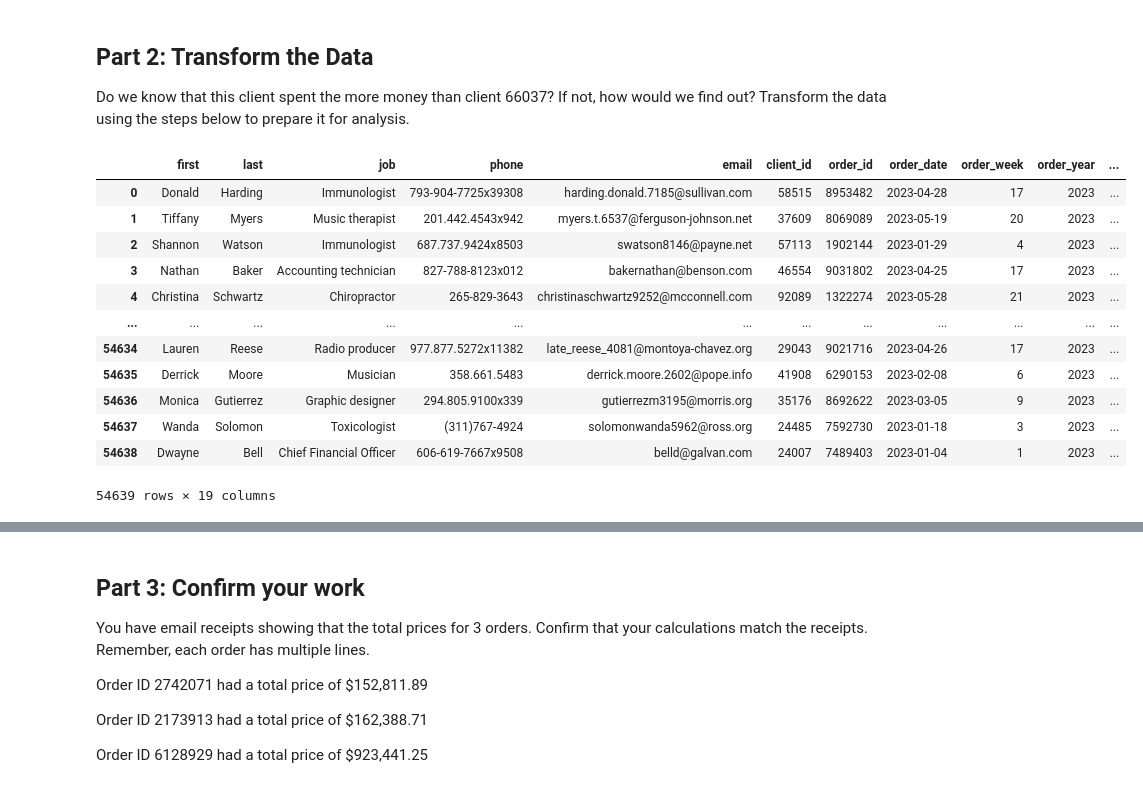
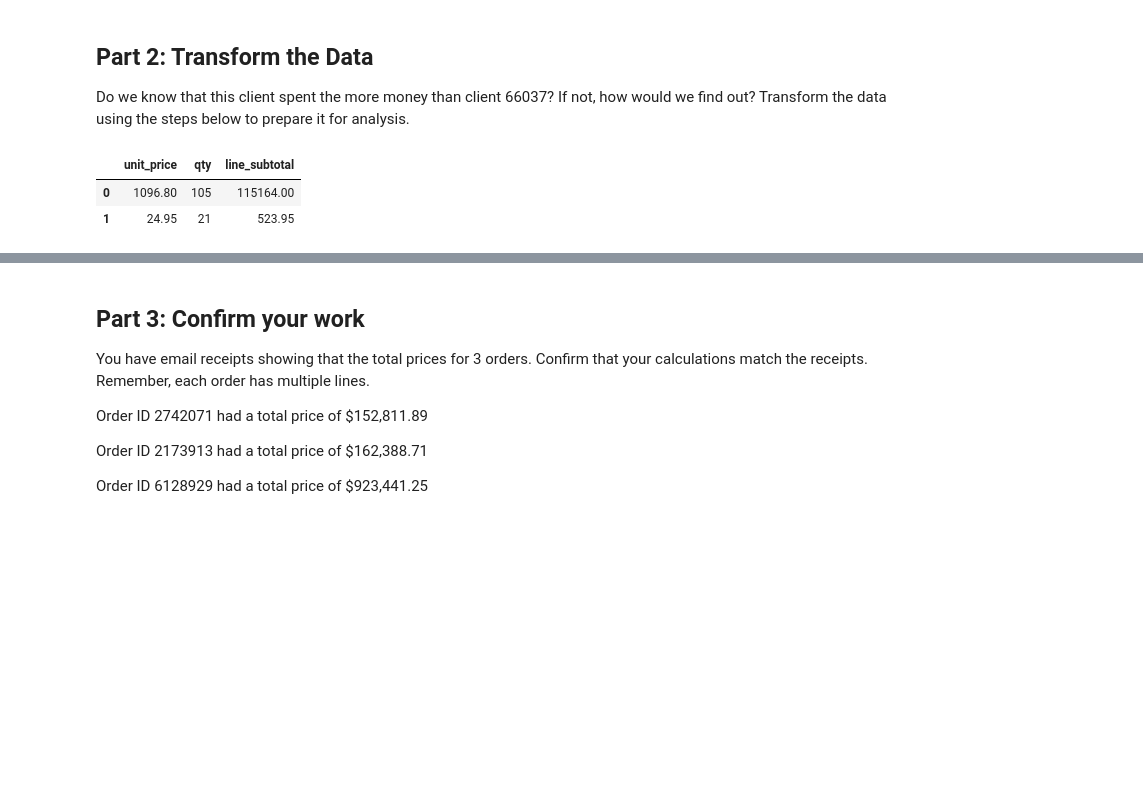
Before and after one commit to moldrabalku2/pandas-challenge-1, a Jupyter notebook: wholesale_data_analysis_starter_code.ipynb, the cells around one changed output, grey strips where cells are left out. Saved outputs shown, nothing was run; the diff lists cells and outputs as text; code cells hidden in the pictures; blank space fills up the shorter version.

```diff
--- a/wholesale_data_analysis_starter_code.ipynb
+++ b/wholesale_data_analysis_starter_code.ipynb
@@ -122,21 +115,17 @@ df_qty.sort_values(by=["qty","client_id", ], ascending=False).head(5)
 Do we know that this client spent the more money than client 66037? If not, how would we find out? Transform the data using the steps below to prepare it for analysis.
 # %%
 # Create a column that calculates the subtotal for each line using the unit_price and the qty
-df['Subtotal'] = df['unit_price'] * df['qty']
-df
+
+# Created the 'line_subtotal' column by multiplying 'unit_price' by 'qty'
+df_transform = df
+df_transform['line_subtotal'] = df['unit_price'] * df['qty']
+
+# Output 'unit_price', 'qty', and 'line_subtotal'
+result_df = df_transform[['unit_price', 'qty', 'line_subtotal']]
+result_df.head(2)
 # %% [output]
-|  | first | last | job | phone | email | client_id | order_id | order_date | order_week | order_year | ... |
-| 0 | Donald | Harding | Immunologist | 793-904-7725x39308 | harding.donald.7185@sullivan.com | 58515 | 8953482 | 2023-04-28 | 17 | 2023 | ... |
-| 1 | Tiffany | Myers | Music therapist | 201.442.4543x942 | myers.t.6537@ferguson-johnson.net | 37609 | 8069089 | 2023-05-19 | 20 | 2023 | ... |
-| 2 | Shannon | Watson | Immunologist | 687.737.9424x8503 | swatson8146@payne.net | 57113 | 1902144 | 2023-01-29 | 4 | 2023 | ... |
-| 3 | Nathan | Baker | Accounting technician | 827-788-8123x012 | bakernathan@benson.com | 46554 | 9031802 | 2023-04-25 | 17 | 2023 | ... |
-| 4 | Christina | Schwartz | Chiropractor | 265-829-3643 | christinaschwartz9252@mcconnell.com | 92089 | 1322274 | 2023-05-28 | 21 | 2023 | ... |
-| ... | ... | ... | ... | ... | ... | ... | ... | ... | ... | ... | ... |
-| 54634 | Lauren | Reese | Radio producer | 977.877.5272x11382 | late_reese_4081@montoya-chavez.org | 29043 | 9021716 | 2023-04-26 | 17 | 2023 | ... |
-| 54635 | Derrick | Moore | Musician | 358.661.5483 | derrick.moore.2602@pope.info | 41908 | 6290153 | 2023-02-08 | 6 | 2023 | ... |
-| 54636 | Monica | Gutierrez | Graphic designer | 294.805.9100x339 | gutierrezm3195@morris.org | 35176 | 8692622 | 2023-03-05 | 9 | 2023 | ... |
-| 54637 | Wanda | Solomon | Toxicologist | (311)767-4924 | solomonwanda5962@ross.org | 24485 | 7592730 | 2023-01-18 | 3 | 2023 | ... |
-| 54638 | Dwayne | Bell | Chief Financial Officer | 606-619-7667x9508 | belld@galvan.com | 24007 | 7489403 | 2023-01-04 | 1 | 2023 | ... |
+|  | unit_price | qty | line_subtotal |
+| 0 | 1096.80 | 105 | 115164.00 |
+| 1 | 24.95 | 21 | 523.95 |
-54639 rows × 19 columns
 # %%
 # Create a column for shipping price.
```
Also changed, not shown: parts of 14 cells of this notebook.
